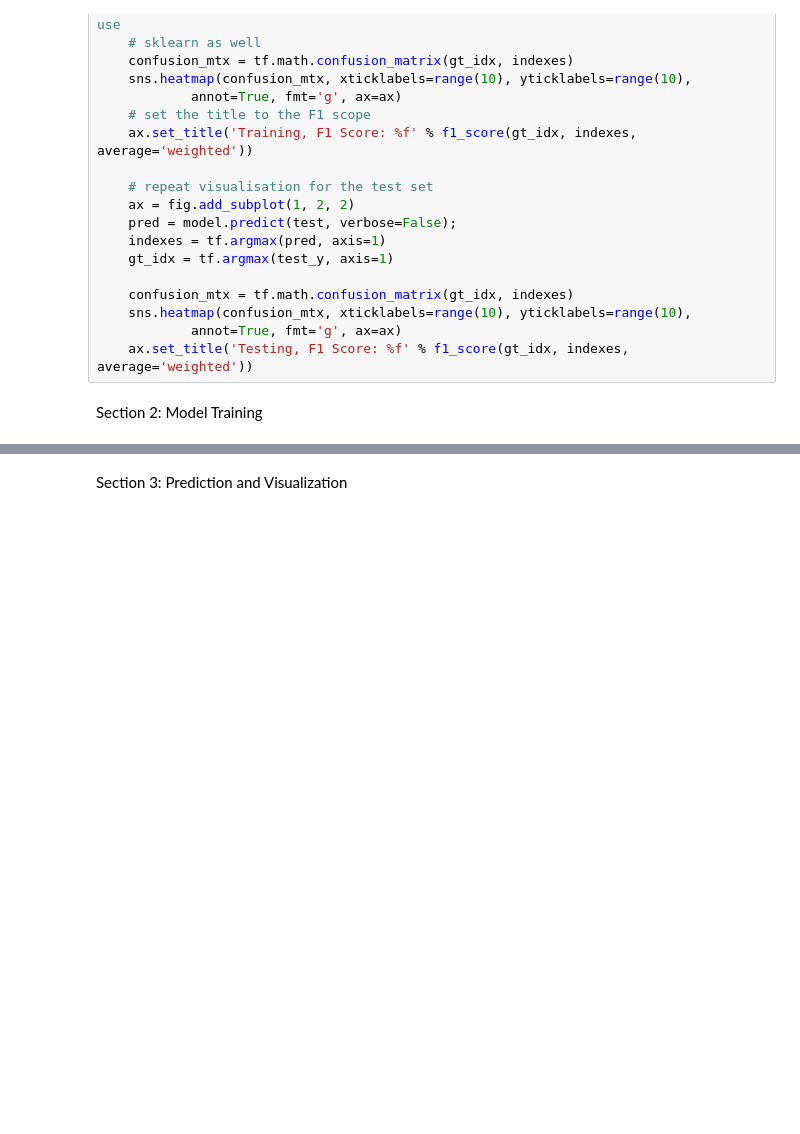
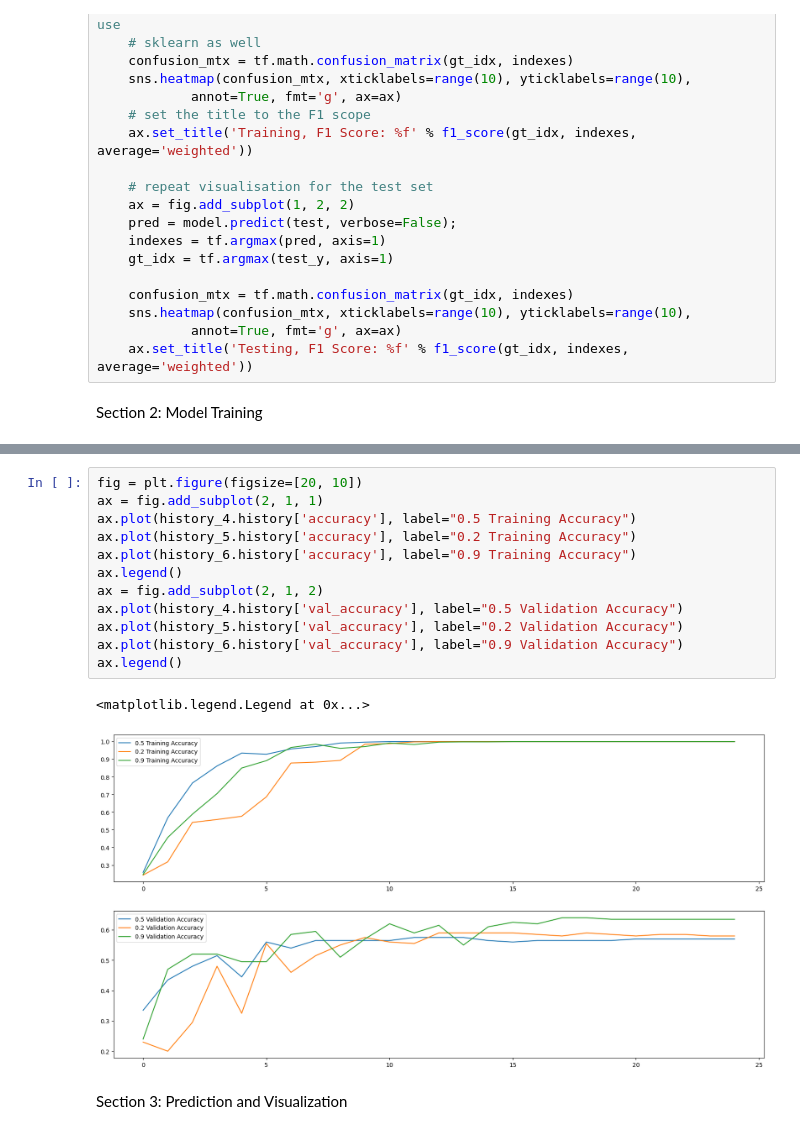
Before and after one commit to krismac12/CAB_320_assignement2, a Jupyter notebook: transfer_training.ipynb, the cells around one changed output, grey strips where cells are left out. Saved outputs shown, nothing was run; the diff lists cells and outputs as text; blank space fills up the shorter version.

```diff
--- a/transfer_training.ipynb
+++ b/transfer_training.ipynb
@@ -375,3 +392,18 @@ ax.legend()
+# %%
+fig = plt.figure(figsize=[20, 10])
+ax = fig.add_subplot(2, 1, 1)
+ax.plot(history_4.history['accuracy'], label="0.5 Training Accuracy")
+ax.plot(history_5.history['accuracy'], label="0.2 Training Accuracy")
+ax.plot(history_6.history['accuracy'], label="0.9 Training Accuracy")
+ax.legend()
+ax = fig.add_subplot(2, 1, 2)
+ax.plot(history_4.history['val_accuracy'], label="0.5 Validation Accuracy")
+ax.plot(history_5.history['val_accuracy'], label="0.2 Validation Accuracy")
+ax.plot(history_6.history['val_accuracy'], label="0.9 Validation Accuracy")
+ax.legend()
+# %% [output]
+<matplotlib.legend.Legend at 0x...>
+[figure, added]
 # %% [markdown]
 Section 3: Prediction and Visualization
 # %%
```
Also changed, not shown: parts of 11 cells of this notebook.
